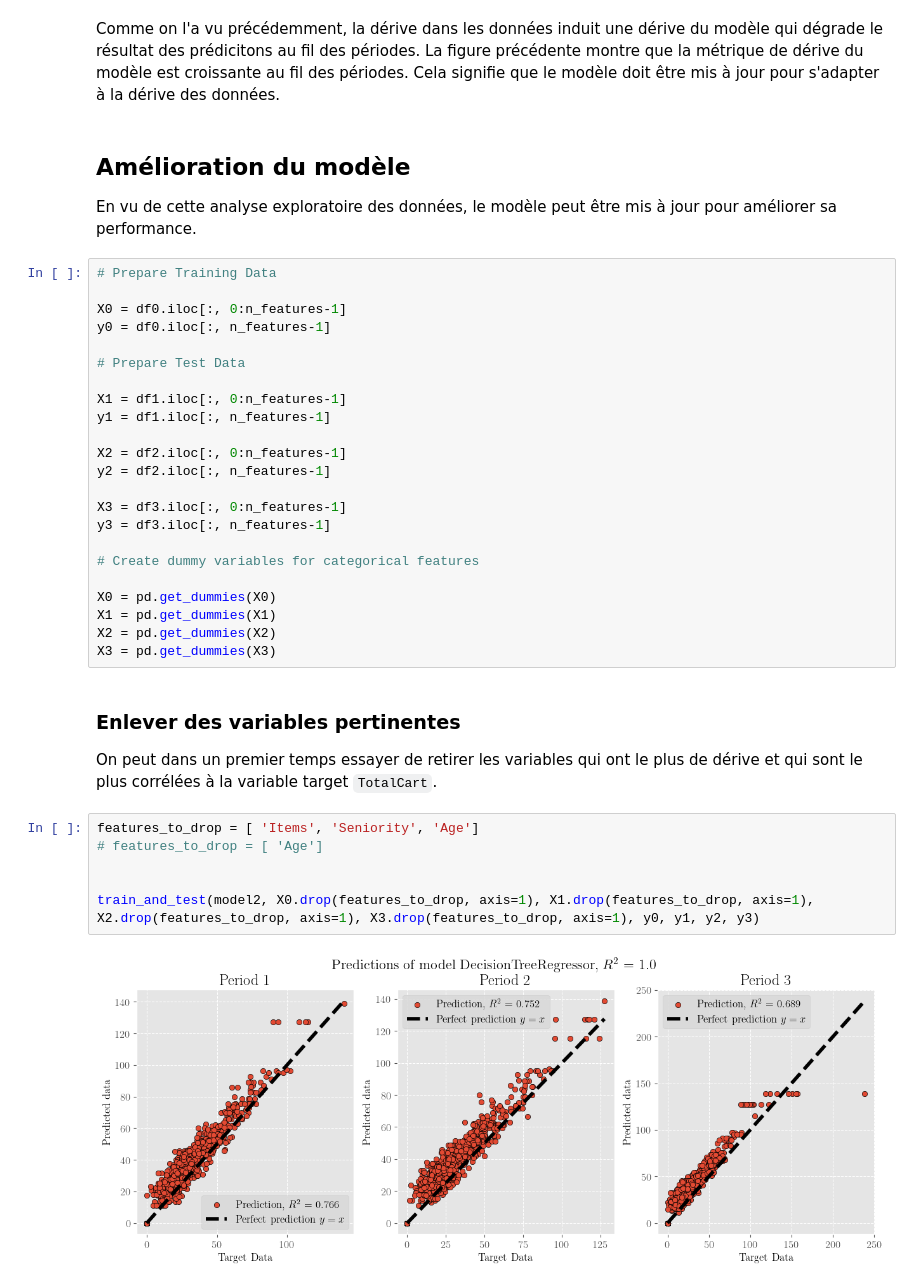
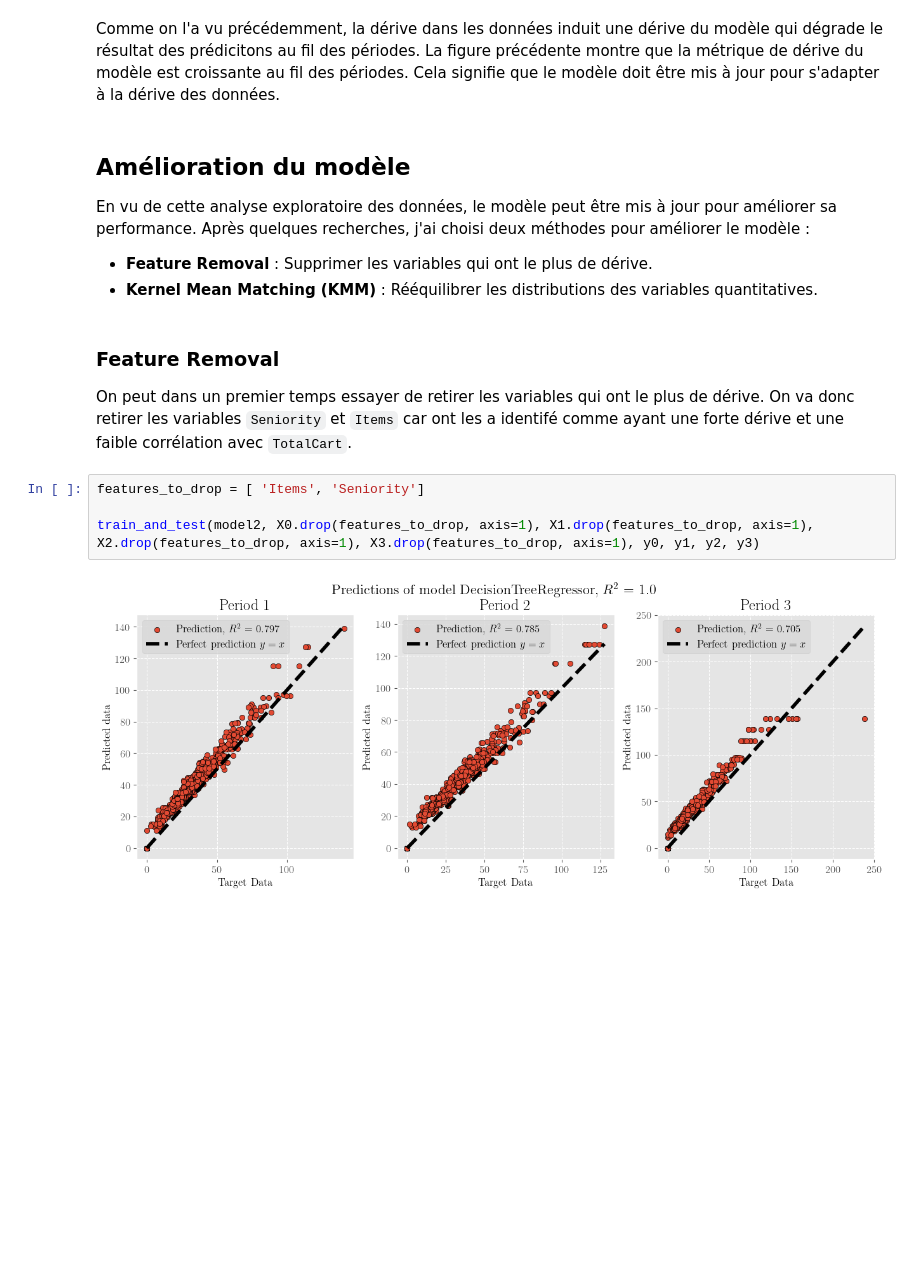
Before and after one commit to sacha4595/test_datashift, a Jupyter notebook: TestTechniqueDerive_Sujet_BOUCHEZ.ipynb, the cells around one changed output. Cells and saved outputs as stored; diff of their text form; blank space fills up the shorter version.

```diff
--- a/TestTechniqueDerive_Sujet_BOUCHEZ.ipynb
+++ b/TestTechniqueDerive_Sujet_BOUCHEZ.ipynb
@@ -538,40 +519,17 @@ Comme on l'a vu précédemment, la dérive dans les données induit une dérive
 # %% [markdown]
 ## Amélioration du modèle
 
-En vu de cette analyse exploratoire des données, le modèle peut être mis à jour pour améliorer sa performance.
+En vu de cette analyse exploratoire des données, le modèle peut être mis à jour pour améliorer sa performance. Après quelques recherches, j'ai choisi deux méthodes pour améliorer le modèle :
+- **Feature Removal** : Supprimer les variables qui ont le plus de dérive.
+- **Kernel Mean Matching (KMM)** : Rééquilibrer les distributions des variables quantitatives.
-# %%
-# Prepare Training Data
-
-X0 = df0.iloc[:, 0:n_features-1]
-y0 = df0.iloc[:, n_features-1]
-
-# Prepare Test Data
-
-X1 = df1.iloc[:, 0:n_features-1]
-y1 = df1.iloc[:, n_features-1]
-
-X2 = df2.iloc[:, 0:n_features-1]
-y2 = df2.iloc[:, n_features-1]
-
-X3 = df3.iloc[:, 0:n_features-1]
-y3 = df3.iloc[:, n_features-1]
-
-# Create dummy variables for categorical features
-
-X0 = pd.get_dummies(X0)
-X1 = pd.get_dummies(X1)
-X2 = pd.get_dummies(X2)
-X3 = pd.get_dummies(X3)
 # %% [markdown]
-### Enlever des variables pertinentes
+### Feature Removal
 
-On peut dans un premier temps essayer de retirer les variables qui ont le plus de dérive et qui sont le plus corrélées à la variable target `TotalCart`.
+On peut dans un premier temps essayer de retirer les variables qui ont le plus de dérive. On va donc retirer les variables `Seniority` et `Items` car ont les a identifé comme ayant une forte dérive et une faible corrélation avec `TotalCart`.
 # %%
-features_to_drop = [ 'Items', 'Seniority', 'Age']
-# features_to_drop = [ 'Age']
-
+features_to_drop = [ 'Items', 'Seniority']
 
 train_and_test(model2, X0.drop(features_to_drop, axis=1), X1.drop(features_to_drop, axis=1), X2.drop(features_to_drop, axis=1), X3.drop(features_to_drop, axis=1), y0, y1, y2, y3)
 # %% [output]
-[figure, old version]
+[figure, new version]
 # %% [markdown]
```
Also changed, not shown: parts of 11 cells of this notebook.
